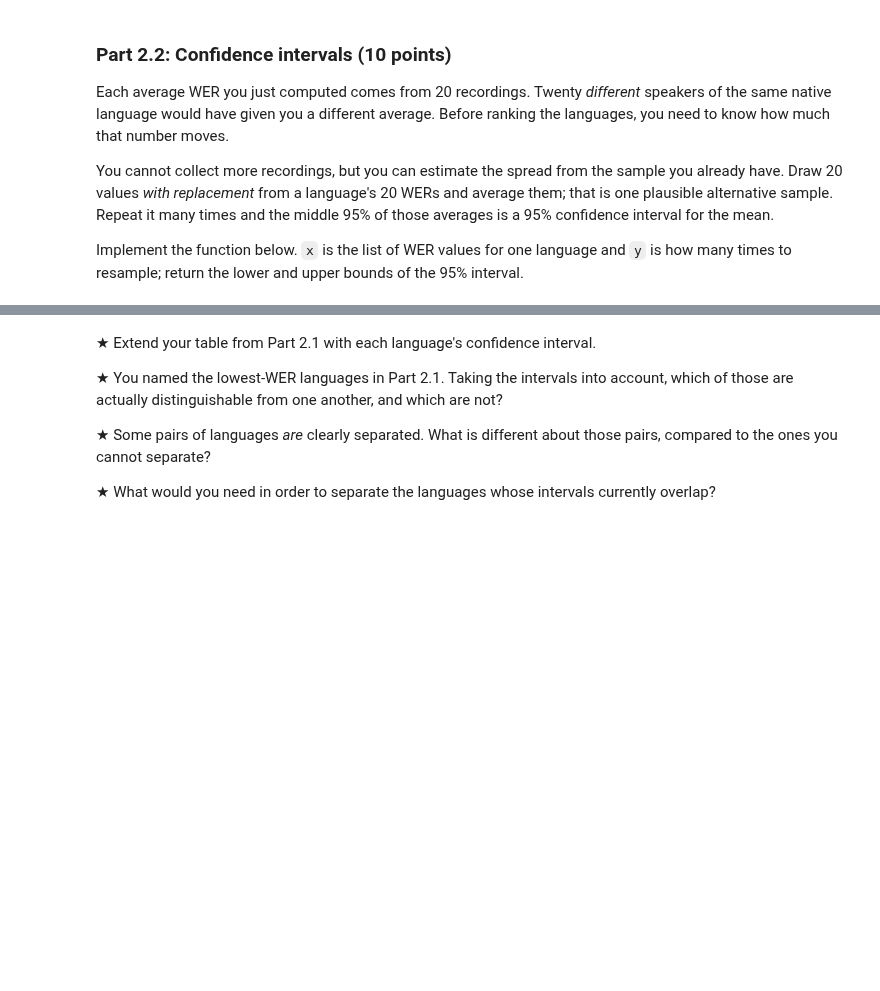
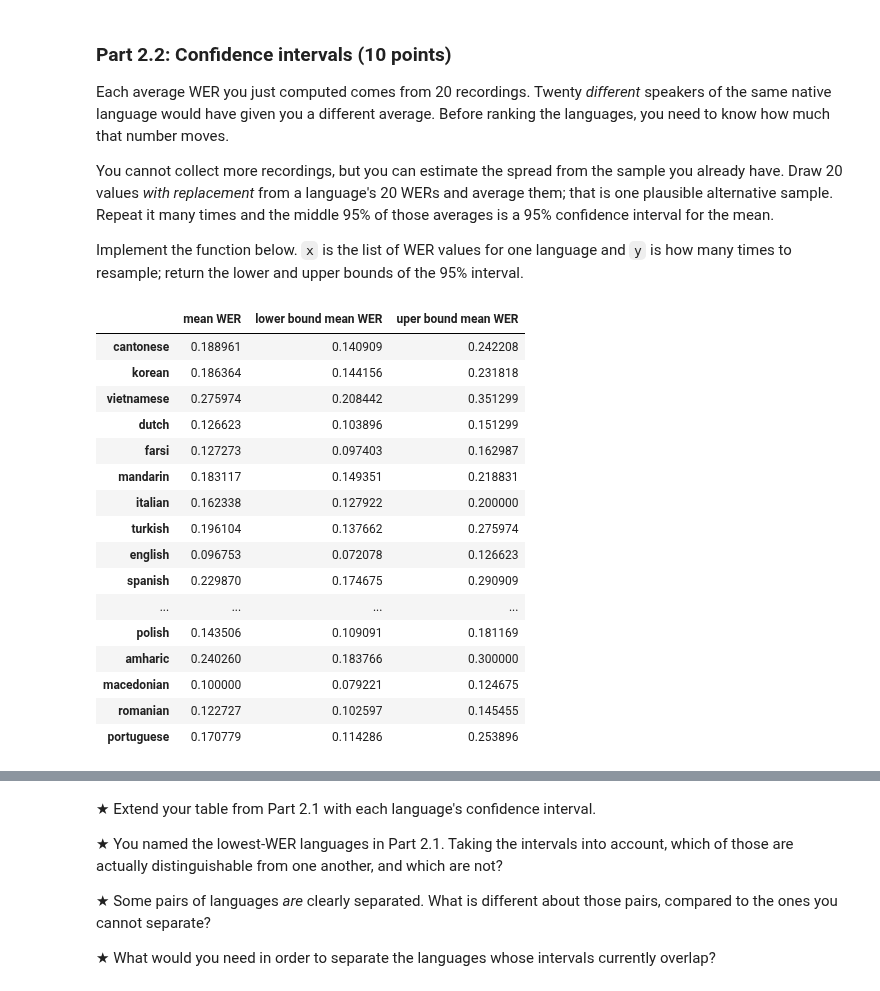
Before and after one commit to B03C9DED28E4/Audio-Tutorial-EECS183A-Fall-25, a Jupyter notebook: HW1.ipynb, the cells around one changed output, grey strips where cells are left out. Saved outputs shown, nothing was run; the diff lists cells and outputs as text; code cells hidden in the pictures; blank space fills up the shorter version.

```diff
--- a/HW1.ipynb
+++ b/HW1.ipynb
@@ -818,8 +850,9 @@ Implement the function below. `x` is the list of WER values for one language and
 interval.
 # %%
 def part2_2_ci(x: list[float], y: int = 10000) -> tuple[float, float]:
-    # TODO: Implement this function.
-    pass
+    a = np.array([np.mean(np.random.choice(x, size=20,replace=True)) for _ in range(y)])
+    # print(np.percentile(a, [2.5, 97.5]))
+    return np.percentile(a, [2.5, 97.5]).tolist()
 
 language_wer_cis = dict()
 for language, wers in language_wers.items():
@@ -828,3 +861,25 @@ for language, wers in language_wers.items():
 save_results(language_wer_cis, "results/language_wer_cis.json")
 
 # TODO: Scratch space for adding the intervals to your Part 2.1 table.
+# %%
+pd.DataFrame.from_dict({
+    k: [np.mean(language_wers[k]), language_wer_cis[k][0], language_wer_cis[k][1]]
+     for k in language_wers}, orient="index", columns=["mean WER", "lower bound mean WER", "uper bound mean WER"])
+# %% [output]
+|  | mean WER | lower bound mean WER | uper bound mean WER |
+| cantonese | 0.188961 | 0.140909 | 0.242208 |
+| korean | 0.186364 | 0.144156 | 0.231818 |
+| vietnamese | 0.275974 | 0.208442 | 0.351299 |
+| dutch | 0.126623 | 0.103896 | 0.151299 |
+| farsi | 0.127273 | 0.097403 | 0.162987 |
+| mandarin | 0.183117 | 0.149351 | 0.218831 |
+| italian | 0.162338 | 0.127922 | 0.200000 |
+| turkish | 0.196104 | 0.137662 | 0.275974 |
+| english | 0.096753 | 0.072078 | 0.126623 |
+| spanish | 0.229870 | 0.174675 | 0.290909 |
+| ... | ... | ... | ... |
+| polish | 0.143506 | 0.109091 | 0.181169 |
+| amharic | 0.240260 | 0.183766 | 0.300000 |
+| macedonian | 0.100000 | 0.079221 | 0.124675 |
+| romanian | 0.122727 | 0.102597 | 0.145455 |
+| portuguese | 0.170779 | 0.114286 | 0.253896 |
```
Also changed, not shown: parts of 7 cells of this notebook.
